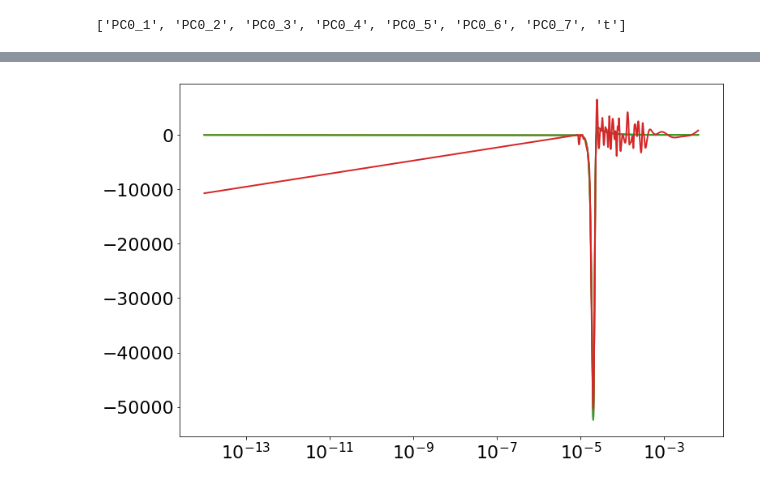
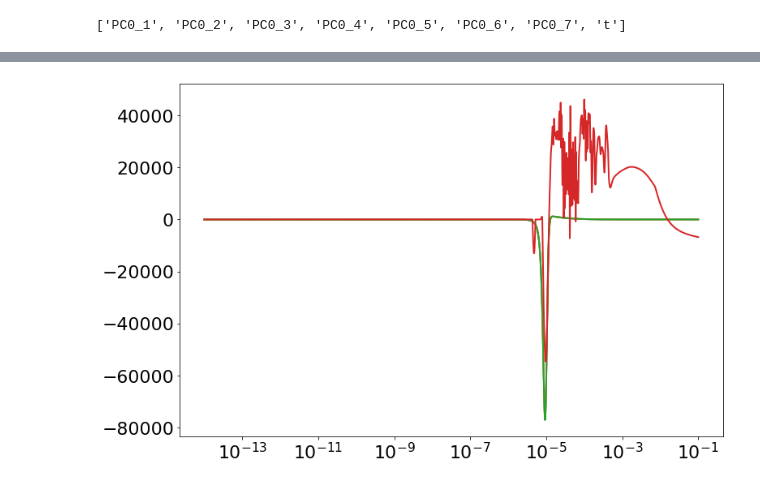
Before and after one commit to simoneventuri/ROMNet_, a Jupyter notebook: scripts/postprocessing/0DReactor/DeepONet/Predict_DeepONet.ipynb, the cells around one changed output, grey strips where cells are left out. Drawn from its saved outputs; the diff is of its cells as text; code cells hidden in the pictures.

```diff
--- a/scripts/postprocessing/0DReactor/DeepONet/Predict_DeepONet.ipynb
+++ b/scripts/postprocessing/0DReactor/DeepONet/Predict_DeepONet.ipynb
@@ -21,19 +21,19 @@ import romnet                             as rmnt
 
 ROMNetFldr    = WORKSPACE_PATH + '/ROMNet/romnet/'
 
-OutputDir     = WORKSPACE_PATH+'/ROMNet/Data/0DReact_Isobaric_100Cases_Highest/'
-TestDir       = WORKSPACE_PATH+'/ROMNet/Data/0DReact_Isobaric_100Cases_Highest/'
+OutputDir     = WORKSPACE_PATH+'/ROMNet/Data/0DReact_Isobaric_100Cases_Log/'
+TestDir       = WORKSPACE_PATH+'/ROMNet/Data/0DReact_Isobaric_100Cases_Log/'
 
-PathToRunFld  = WORKSPACE_PATH + '/ROMNet/0DReact_Isobaric_100Cases_Highest/DeepONet/Deterministic/Run_3/'
+PathToRunFld  = WORKSPACE_PATH + '/ROMNet/0DReact_Isobaric_100Cases_Log/DeepONet/Deterministic/Run_19/'
 #PathToRunFld  = WORKSPACE_PATH + '/ROMNet/0DReact_10Cases/DeepONet/MCDropOut/Run_1/'
 #PathToRunFld  = WORKSPACE_PATH + '/ROMNet/0DReact_10Cases/DeepONet/BayesByBackprop/Run_1/'
 
 DirDir        = OutputDir
 
-# DirName       = 'test'
-# CasesVec      = range(5)#[1,0,2]
-DirName       = 'train'
-CasesVec      = range(0,100,20)
+DirName       = 'test'
+CasesVec      = range(5)#[1,0,2]
+# DirName       = 'train'
+# CasesVec      = range(0,100,20)
 
 
 
@@ -42,6 +42,8 @@ NSamples      = 1
 NVarsRed      = 7
 
 FixedMinVal   = 1.e-14
+
+POD_NAME      = 'All'
 # %%
 print("\n[ROMNet]: Reading Input File from: ", PathToRunFld)
 sys.path.insert(0, PathToRunFld)
@@ -281,51 +292,53 @@ T =  1405.0 K
 # %%
-VarOI    = 'H2'
+if (POD_NAME == 'All'):
 
-iVar     = VarNames.index(VarOI)
-iVarAnti = VarNamesAnti.index(VarOI)
+    VarOI    = 'H2'
+
+    iVar     = VarNames.index(VarOI)
+    iVarAnti = VarNamesAnti.index(VarOI)
 
 
-FileName      = DirDir + '/Orig/'+DirName+'/ext/ySource.csv.' + str(iTest+1)
-DataSource    = pd.read_csv(FileName, header=0)
-dydtAnti_Data = DataSource[VarNamesAnti].to_numpy()
-dydtPre_Data  = dydtAnti_Data/D.T
+    FileName      = DirDir + '/Orig/'+DirName+'/ext/ySource.csv.' + str(iTest+1)
+    DataSource    = pd.read_csv(FileName, header=0)
+    dydtAnti_Data = DataSource[VarNamesAnti].to_numpy()
+    dydtPre_Data  = dydtAnti_Data/D.T
 
 
-ZeroDR  = rmnt.pinn.system.ZeroDR(InputData)
+    ZeroDR  = rmnt.pinn.system.ZeroDR(InputData)
 
-yPre_RealData      = (y_Data[:,ZeroDR.to_orig] - ZeroDR.C) / ZeroDR.D
-dydtPre_RealData_f = ZeroDR.f(0., yPre_RealData, None)
-dydtPre_RealData_n = np.gradient(yPre_RealData[:,iVarAnti], tVec) #* tVec[:,0]
+    yPre_RealData      = (y_Data[:,ZeroDR.to_orig] - ZeroDR.C) / ZeroDR.D
+    dydtPre_RealData_f = ZeroDR.f(0., yPre_RealData, None)
+    dydtPre_RealData_n = np.gradient(yPre_RealData[:,iVarAnti], tVec) #* tVec[:,0]
 
-dydtPre_Data_f     = ZeroDR.f(0., yPre_Data, None)
-dydtPre_Data_n     = np.gradient(yPre_Data[:,iVarAnti], tVec) #* tVec[:,0]
+    dydtPre_Data_f     = ZeroDR.f(0., yPre_Data, None)
+    dydtPre_Data_n     = np.gradient(yPre_Data[:,iVarAnti], tVec) #* tVec[:,0]
 
-dydtPre_Pred_f     = ZeroDR.f(0., yPre_Pred,  None)
-dydtPre_Pred_n     = np.gradient(yPre_Pred[:,iVarAnti], tVec) #* tVec[:,0]
+    dydtPre_Pred_f     = ZeroDR.f(0., yPre_Pred,  None)
+    dydtPre_Pred_n     = np.gradient(yPre_Pred[:,iVarAnti], tVec) #* tVec[:,0]
 
-fig = plt.figure(figsize=(12,8))
-plt.plot(tVec, dydtPre_Data[:,iVarAnti])
-plt.plot(tVec, dydtPre_RealData_f[:,iVarAnti])
-plt.plot(tVec, dydtPre_Data_f[:,iVarAnti])
-plt.plot(tVec, dydtPre_Pred_f[:,iVarAnti])
-plt.xscale('log')
-# plt.xlim([1.e-14,1.e-13])
-# plt.ylim([-1e9, 1e7])
+    fig = plt.figure(figsize=(12,8))
+    plt.plot(tVec, dydtPre_Data[:,iVarAnti])
+    plt.plot(tVec, dydtPre_RealData_f[:,iVarAnti])
+    plt.plot(tVec, dydtPre_Data_f[:,iVarAnti])
+    plt.plot(tVec, dydtPre_Pred_f[:,iVarAnti])
+    plt.xscale('log')
+    # plt.xlim([1.e-14,1.e-13])
+    # plt.ylim([-1e9, 1e7])
 
 
-fig = plt.figure(figsize=(12,8))
+    fig = plt.figure(figsize=(12,8))
 
-#plt.plot(tVec, dydtPre_RealData_f[:,iVarAnti])
-#plt.plot(tVec, dydtPre_RealData_n)
+    #plt.plot(tVec, dydtPre_RealData_f[:,iVarAnti])
+    #plt.plot(tVec, dydtPre_RealData_n)
 
-# plt.plot(tVec, dydtPre_Data_f[:,iVarAnti])
-#plt.plot(tVec, dydtPre_Data_n)
+    # plt.plot(tVec, dydtPre_Data_f[:,iVarAnti])
+    #plt.plot(tVec, dydtPre_Data_n)
 
-plt.plot(tVec, dydtPre_Pred_f[:,iVarAnti])
-#plt.plot(tVec, dydtPre_Pred_n)
+    plt.plot(tVec, dydtPre_Pred_f[:,iVarAnti])
+    #plt.plot(tVec, dydtPre_Pred_n)
 
-plt.xscale('log')
-# plt.xlim([1.e-14,1.e-13])
-# plt.ylim([-1e9, 1e7])
+    plt.xscale('log')
+    # plt.xlim([1.e-14,1.e-13])
+    # plt.ylim([-1e9, 1e7])
 # %% [output]
-[figure, old version]
+[figure, new version]
```
Also changed, not shown: parts of 13 cells of this notebook, 18 other files.
